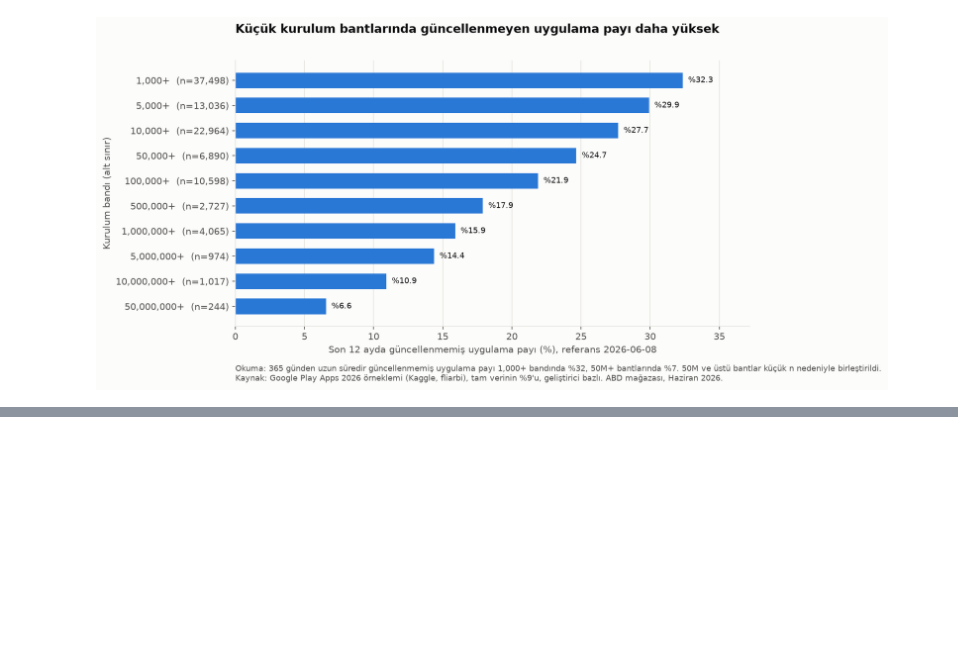
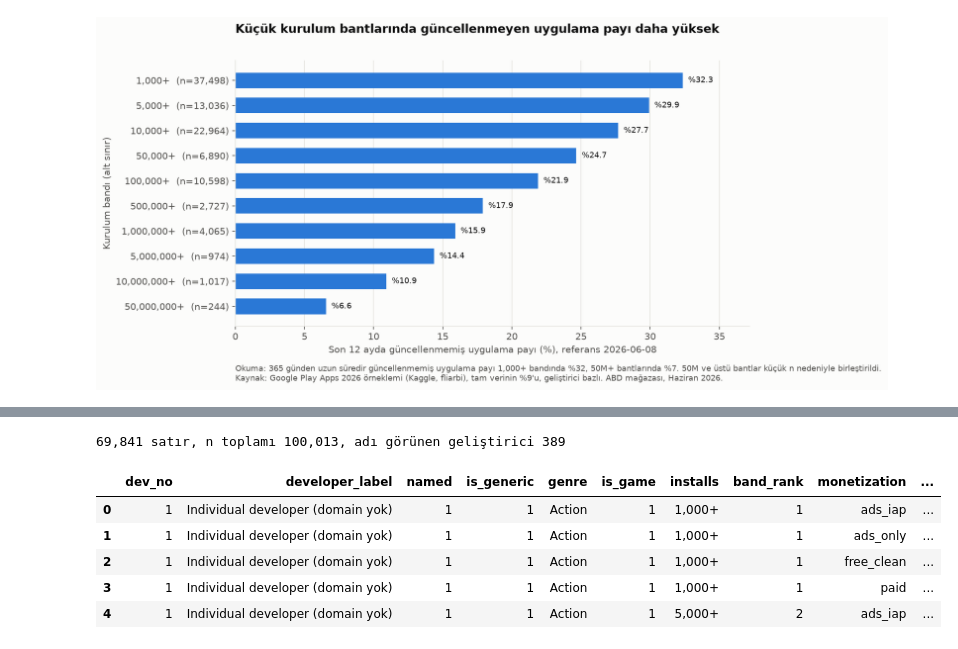
Before and after one commit to ibrahimbinbuga/google-play-apps-dataset, a Jupyter notebook: notebooks/analysis.ipynb, the cells around one changed output, grey strips where cells are left out. Cells and saved outputs as stored; diff of their text form; code cells hidden in the pictures; blank space fills up the shorter version.

```diff
--- a/notebooks/analysis.ipynb
+++ b/notebooks/analysis.ipynb
@@ -369,0 +373,16 @@ for name in fig_tables:
+# %%
+from build_summaries import SUMMARY, build
+
+summary = build()
+summary.to_csv(SUMMARY, index=False)
+assert summary["n"].sum() == len(df), "özet tablo tüm uygulamaları kapsamalı"
+print(f"{len(summary):,} satır, n toplamı {summary['n'].sum():,}, adı görünen geliştirici {summary.loc[summary['named'] == 1, 'dev_no'].nunique()}")
+summary.head()
+# %% [output]
+69,841 satır, n toplamı 100,013, adı görünen geliştirici 389
+|  | dev_no | developer_label | named | is_generic | genre | is_game | installs | band_rank | monetization | ... |
+| 0 | 1 | Individual developer (domain yok) | 1 | 1 | Action | 1 | 1,000+ | 1 | ads_iap | ... |
+| 1 | 1 | Individual developer (domain yok) | 1 | 1 | Action | 1 | 1,000+ | 1 | ads_only | ... |
+| 2 | 1 | Individual developer (domain yok) | 1 | 1 | Action | 1 | 1,000+ | 1 | free_clean | ... |
+| 3 | 1 | Individual developer (domain yok) | 1 | 1 | Action | 1 | 1,000+ | 1 | paid | ... |
+| 4 | 1 | Individual developer (domain yok) | 1 | 1 | Action | 1 | 5,000+ | 2 | ads_iap | ... |
```
Also changed, not shown: parts of 1 cell of this notebook, 8 other files.
